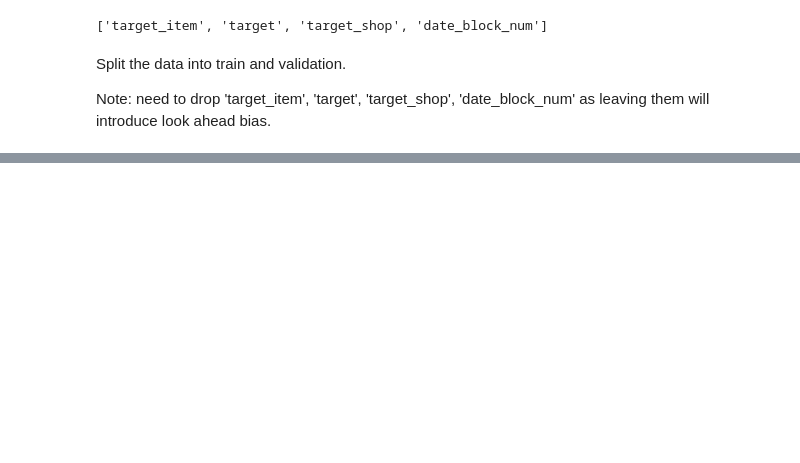
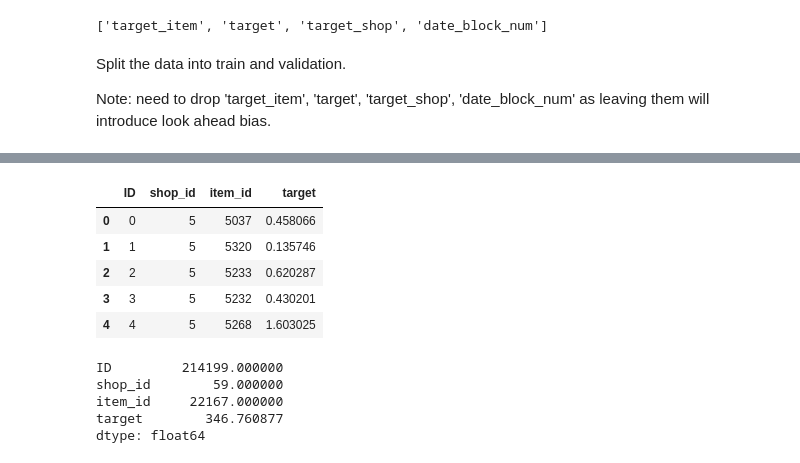
Before and after one commit to surfertas/machine_learning, a Jupyter notebook: kaggle/predict_future_sale/2-1-prediction_lagged_features_v0.ipynb, the cells around one changed output, grey strips where cells are left out. Saved outputs shown, nothing was run; the diff lists cells and outputs as text; code cells hidden in the pictures; blank space fills up the shorter version.

```diff
--- a/kaggle/predict_future_sale/2-1-prediction_lagged_features_v0.ipynb
+++ b/kaggle/predict_future_sale/2-1-prediction_lagged_features_v0.ipynb
@@ -262,0 +307,7 @@ Test R-squared for LightGBM is 0.317940
+# %%
+# Create train data using all except test.
+X_train_all = data.loc[dates <  last_block].drop(to_drop_cols, axis=1)
+y_train_all = data.loc[dates < last_block, 'target'].values
+# %%
+model = lgb.train(lgb_params, lgb.Dataset(X_train_all, label=y_train_all), 100)
+pred_test_lgb = model.predict(X_test)
@@ -262,0 +319,8 @@ Test R-squared for LightGBM is 0.317940
+# %%
+test_temp = test.copy()
+# %%
+test_temp.target = pred_test_lgb
+del test_temp['target_shop']
+del test_temp['target_item']
+del test_temp['date_block_num']
+test_temp.head()
@@ -262,0 +334,19 @@ Test R-squared for LightGBM is 0.317940
+# %%
+submission = test_orig.copy()
+submission_temp = submission.merge(test_temp, on=['shop_id','item_id'], how='left')
+submission_temp.head()
+# %% [output]
+|  | ID | shop_id | item_id | target |
+| 0 | 0 | 5 | 5037 | 0.458066 |
+| 1 | 1 | 5 | 5320 | 0.135746 |
+| 2 | 2 | 5 | 5233 | 0.620287 |
+| 3 | 3 | 5 | 5232 | 0.430201 |
+| 4 | 4 | 5 | 5268 | 1.603025 |
+# %%
+submission_temp.max()
+# %% [output]
+ID         214199.000000
+shop_id        59.000000
+item_id     22167.000000
+target        346.760877
+dtype: float64
```
Also changed, not shown: parts of 24 cells of this notebook.
